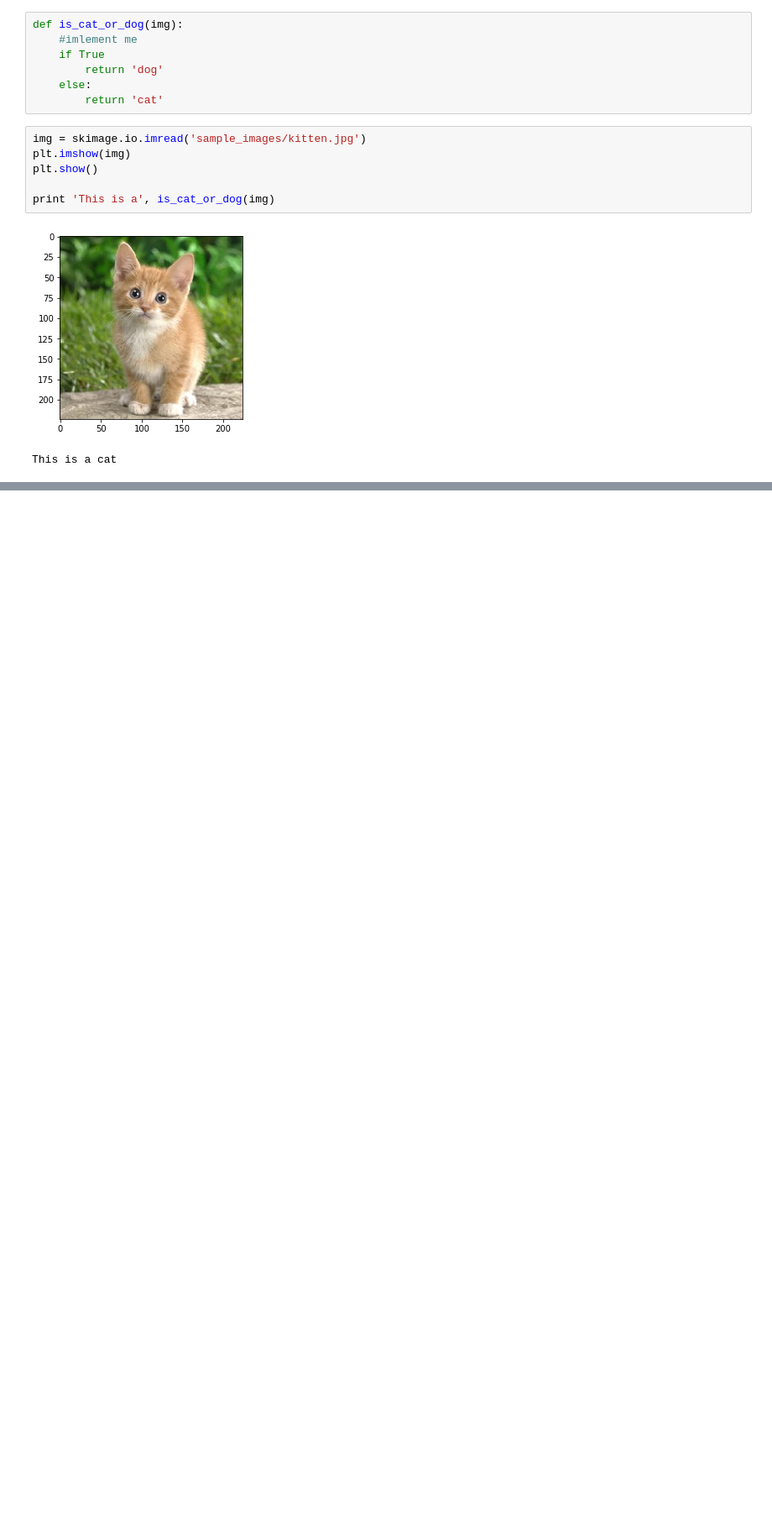
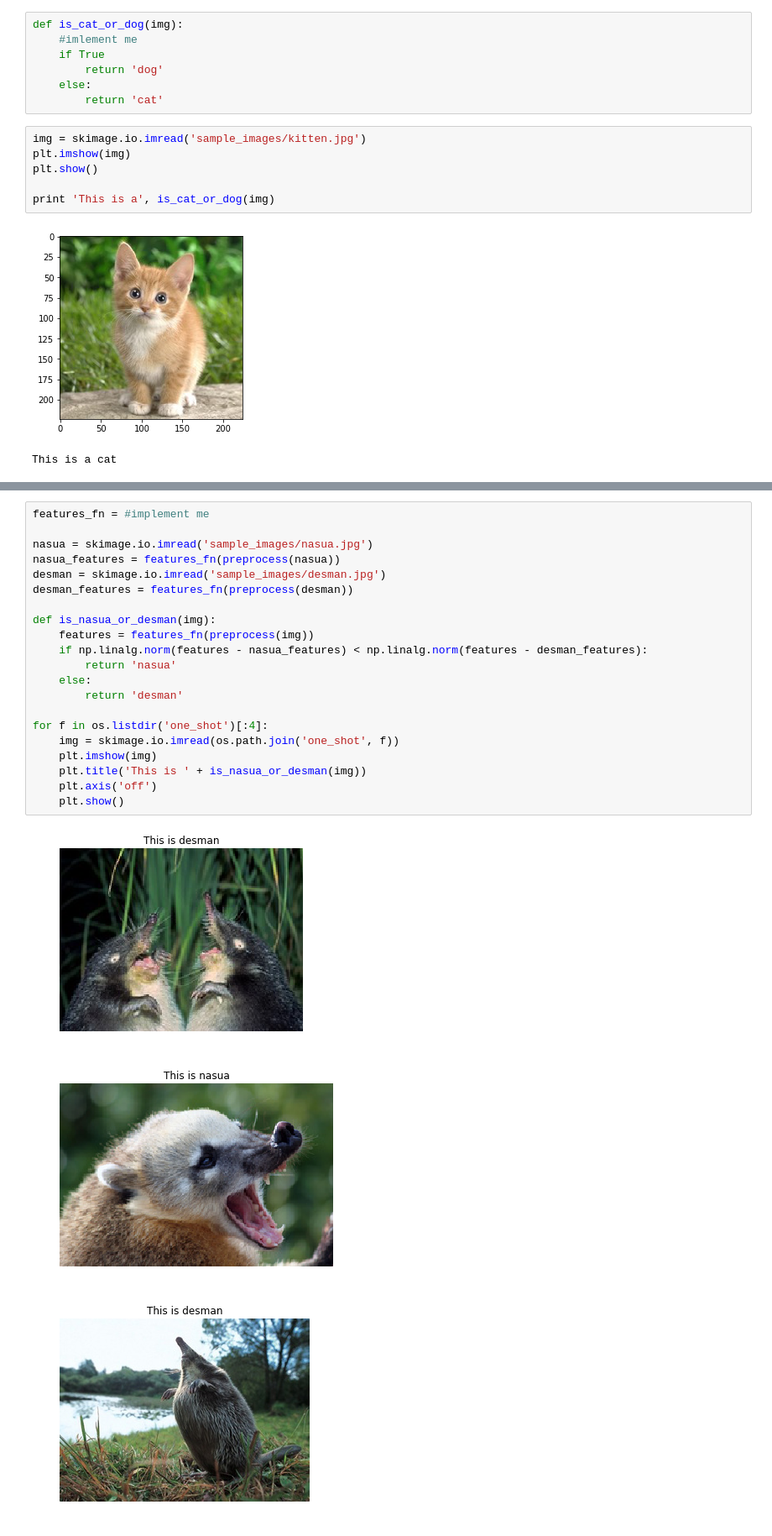
Before and after one commit to vadim-v-lebedev/dl-course, a Jupyter notebook: seminar3/seminar3.ipynb, the cells around one changed output, grey strips where cells are left out. Shown at 84% size. Saved outputs shown, nothing was run; the diff lists cells and outputs as text; blank space fills up the shorter version.

Commit message:
add one-shot learning

```diff
--- a/seminar3/seminar3.ipynb
+++ b/seminar3/seminar3.ipynb
@@ -75,0 +80,25 @@ This is a cat
+# %%
+features_fn = #implement me
+
+nasua = skimage.io.imread('sample_images/nasua.jpg')
+nasua_features = features_fn(preprocess(nasua))
+desman = skimage.io.imread('sample_images/desman.jpg')
+desman_features = features_fn(preprocess(desman))
+
+def is_nasua_or_desman(img):
+    features = features_fn(preprocess(img))
+    if np.linalg.norm(features - nasua_features) < np.linalg.norm(features - desman_features):
+        return 'nasua'
+    else:
+        return 'desman'
+
+for f in os.listdir('one_shot')[:4]:
+    img = skimage.io.imread(os.path.join('one_shot', f))
+    plt.imshow(img)
+    plt.title('This is ' + is_nasua_or_desman(img))
+    plt.axis('off')
+    plt.show()
+# %% [output]
+[figure, added]
+[figure, added]
+[figure, added]
```
Also changed, not shown: parts of 3 cells of this notebook, 9 other files.
